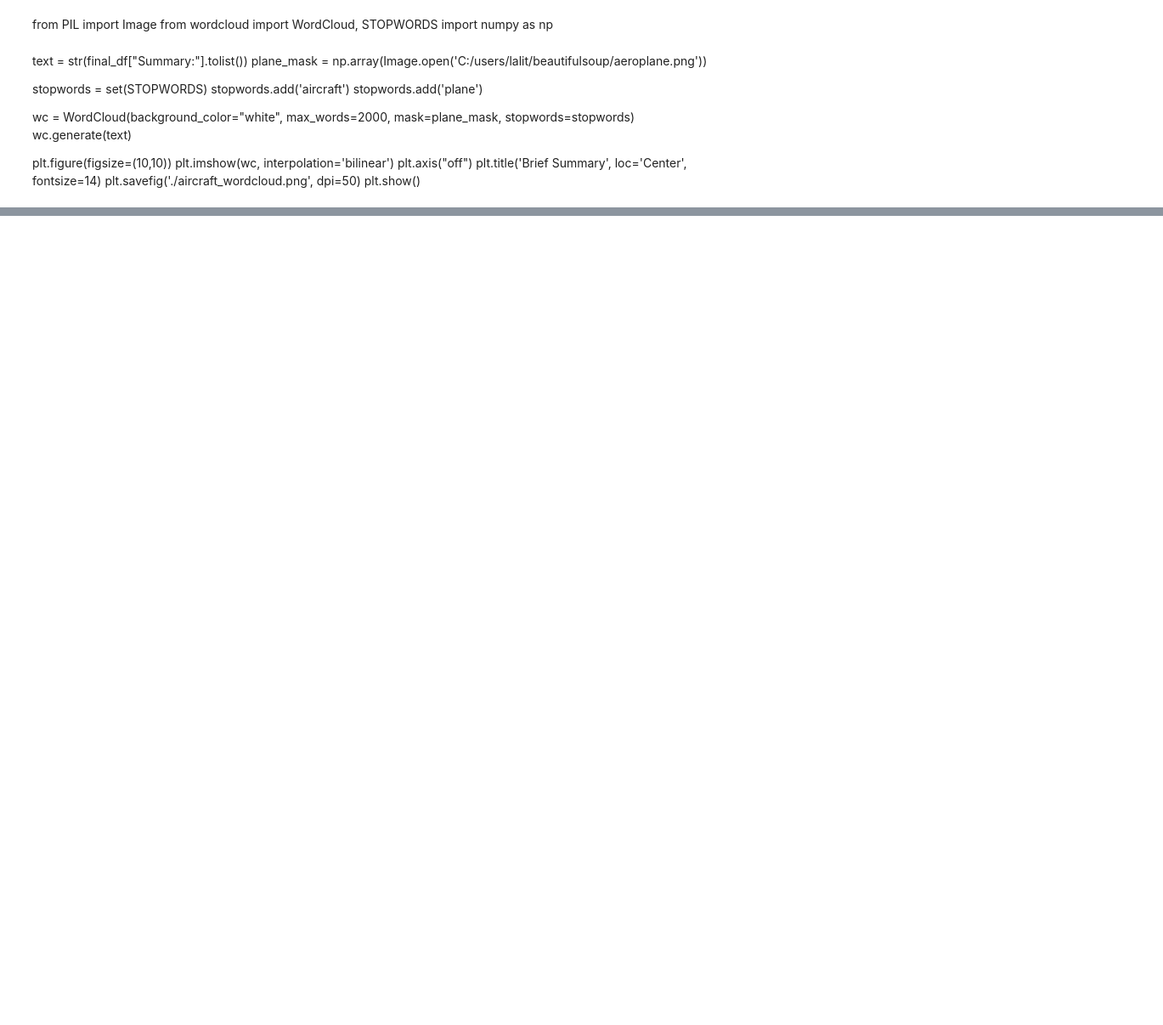
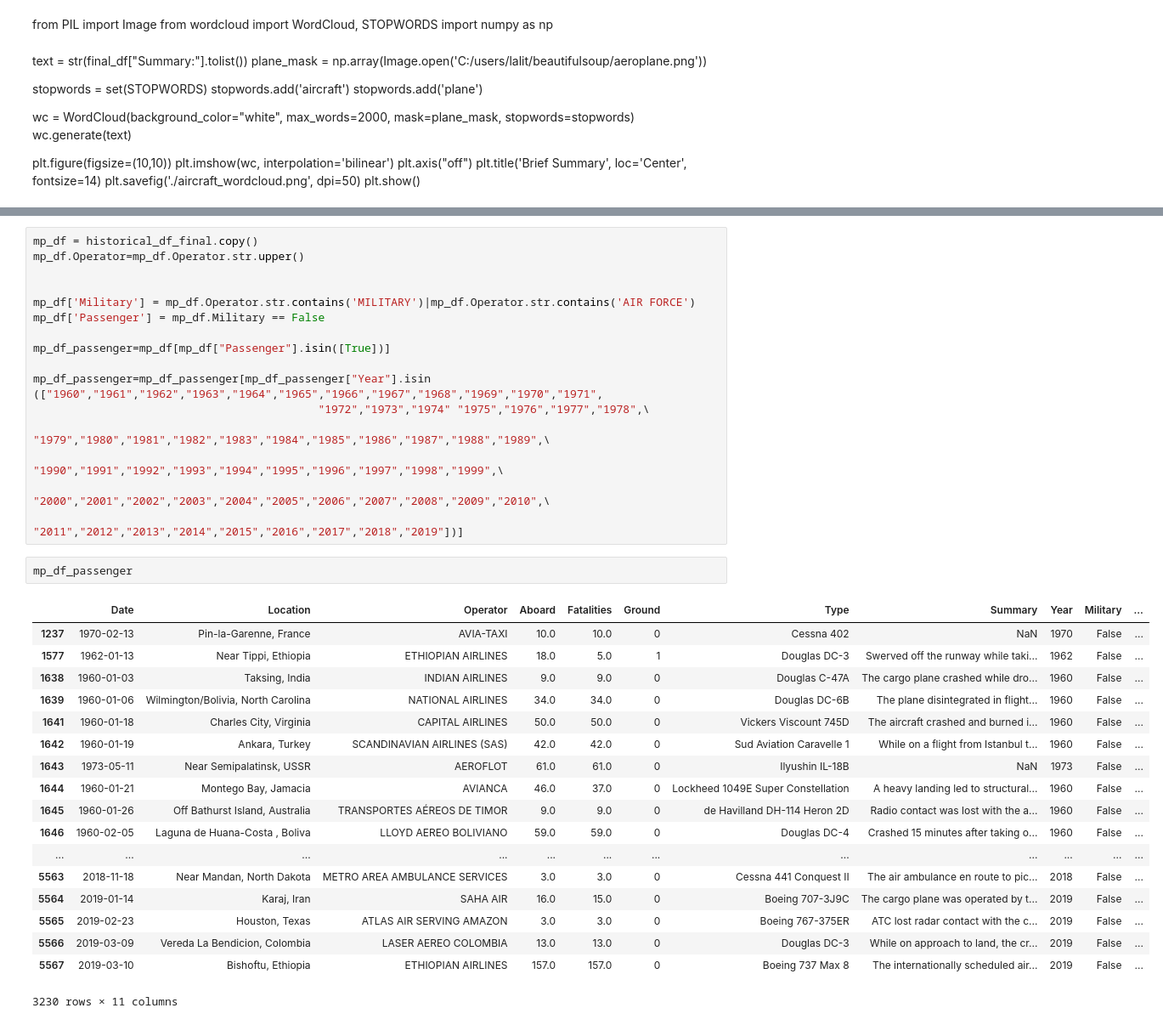
Before and after one commit to LVijayaraghavan/Aviation_Accidents, a Jupyter notebook: aviation_webscraping.ipynb, the cells around one changed output, grey strips where cells are left out. Shown at 85% size. Cells and saved outputs as stored; diff of their text form; blank space fills up the shorter version.

```diff
--- a/aviation_webscraping.ipynb
+++ b/aviation_webscraping.ipynb
@@ -319,0 +424,37 @@ plt.show()
+# %%
+mp_df = historical_df_final.copy()
+mp_df.Operator=mp_df.Operator.str.upper()
+
+
+mp_df['Military'] = mp_df.Operator.str.contains('MILITARY')|mp_df.Operator.str.contains('AIR FORCE')
+mp_df['Passenger'] = mp_df.Military == False
+
+mp_df_passenger=mp_df[mp_df["Passenger"].isin([True])]
+
+mp_df_passenger=mp_df_passenger[mp_df_passenger["Year"].isin (["1960","1961","1962","1963","1964","1965","1966","1967","1968","1969","1970","1971",
+                                           "1972","1973","1974" "1975","1976","1977","1978",\
+                                           "1979","1980","1981","1982","1983","1984","1985","1986","1987","1988","1989",\
+                                           "1990","1991","1992","1993","1994","1995","1996","1997","1998","1999",\
+                                           "2000","2001","2002","2003","2004","2005","2006","2007","2008","2009","2010",\
+                                                         "2011","2012","2013","2014","2015","2016","2017","2018","2019"])]
+# %%
+mp_df_passenger
+# %% [output]
+|  | Date | Location | Operator | Aboard | Fatalities | Ground | Type | Summary | Year | Military | ... |
+| 1237 | 1970-02-13 | Pin-la-Garenne, France | AVIA-TAXI | 10.0 | 10.0 | 0 | Cessna 402 | NaN | 1970 | False | ... |
+| 1577 | 1962-01-13 | Near Tippi, Ethiopia | ETHIOPIAN AIRLINES | 18.0 | 5.0 | 1 | Douglas DC-3 | Swerved off the runway while taki... | 1962 | False | ... |
+| 1638 | 1960-01-03 | Taksing, India | INDIAN AIRLINES | 9.0 | 9.0 | 0 | Douglas C-47A | The cargo plane crashed while dro... | 1960 | False | ... |
+| 1639 | 1960-01-06 | Wilmington/Bolivia, North Carolina | NATIONAL AIRLINES | 34.0 | 34.0 | 0 | Douglas DC-6B | The plane disintegrated in flight... | 1960 | False | ... |
+| 1641 | 1960-01-18 | Charles City, Virginia | CAPITAL AIRLINES | 50.0 | 50.0 | 0 | Vickers Viscount 745D | The aircraft crashed and burned i... | 1960 | False | ... |
+| 1642 | 1960-01-19 | Ankara, Turkey | SCANDINAVIAN AIRLINES (SAS) | 42.0 | 42.0 | 0 | Sud Aviation Caravelle 1 | While on a flight from Istanbul t... | 1960 | False | ... |
+| 1643 | 1973-05-11 | Near Semipalatinsk, USSR | AEROFLOT | 61.0 | 61.0 | 0 | Ilyushin IL-18B | NaN | 1973 | False | ... |
+| 1644 | 1960-01-21 | Montego Bay, Jamacia | AVIANCA | 46.0 | 37.0 | 0 | Lockheed 1049E Super Constellation | A heavy landing led to structural... | 1960 | False | ... |
+| 1645 | 1960-01-26 | Off Bathurst Island, Australia | TRANSPORTES AÉREOS DE TIMOR | 9.0 | 9.0 | 0 | de Havilland DH-114 Heron 2D | Radio contact was lost with the a... | 1960 | False | ... |
+| 1646 | 1960-02-05 | Laguna de Huana-Costa , Boliva | LLOYD AEREO BOLIVIANO | 59.0 | 59.0 | 0 | Douglas DC-4 | Crashed 15 minutes after taking o... | 1960 | False | ... |
+| ... | ... | ... | ... | ... | ... | ... | ... | ... | ... | ... | ... |
+| 5563 | 2018-11-18 | Near Mandan, North Dakota | METRO AREA AMBULANCE SERVICES | 3.0 | 3.0 | 0 | Cessna 441 Conquest II | The air ambulance en route to pic... | 2018 | False | ... |
+| 5564 | 2019-01-14 | Karaj, Iran | SAHA AIR | 16.0 | 15.0 | 0 | Boeing 707-3J9C | The cargo plane was operated by t... | 2019 | False | ... |
+| 5565 | 2019-02-23 | Houston, Texas | ATLAS AIR SERVING AMAZON | 3.0 | 3.0 | 0 | Boeing 767-375ER | ATC lost radar contact with the c... | 2019 | False | ... |
+| 5566 | 2019-03-09 | Vereda La Bendicion, Colombia | LASER AEREO COLOMBIA | 13.0 | 13.0 | 0 | Douglas DC-3 | While on approach to land, the cr... | 2019 | False | ... |
+| 5567 | 2019-03-10 | Bishoftu, Ethiopia | ETHIOPIAN AIRLINES | 157.0 | 157.0 | 0 | Boeing 737 Max 8 | The internationally scheduled air... | 2019 | False | ... |
+3230 rows × 11 columns
```
Also changed, not shown: parts of 15 cells of this notebook.
